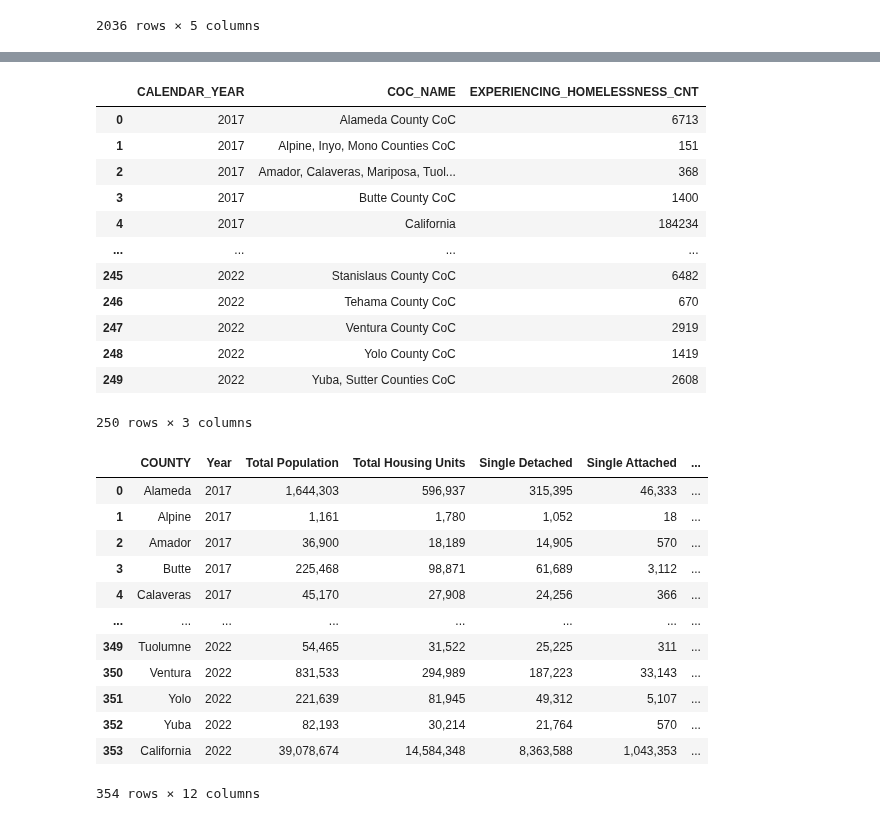
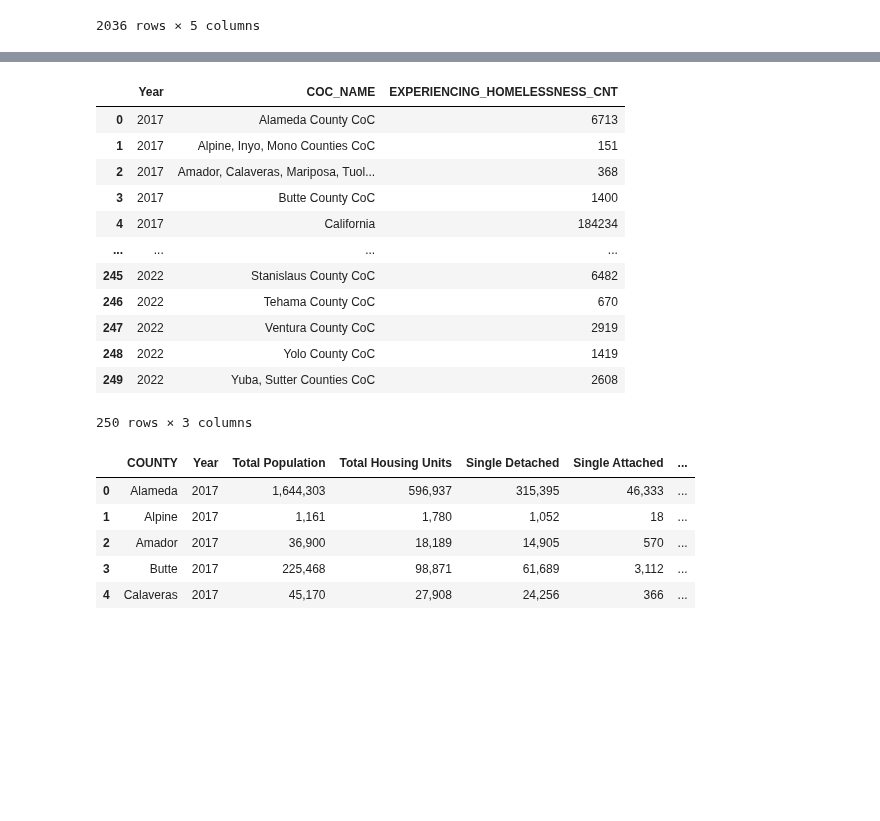
Before and after one commit to evacs/Project-1, a Jupyter notebook: matt_data_exploration.ipynb, the cells around one changed output, grey strips where cells are left out. Saved outputs shown, nothing was run; the diff lists cells and outputs as text; code cells hidden in the pictures; blank space fills up the shorter version.

```diff
--- a/matt_data_exploration.ipynb
+++ b/matt_data_exploration.ipynb
@@ -151,37 +165,30 @@ total_homeless_count
-# %%
-# Use Groupby again to group new Los Angeles County CoC rows
-total_homeless_count = total_homeless_count.groupby(['CALENDAR_YEAR','COC_NAME'])['EXPERIENCING_HOMELESSNESS_CNT'].sum().reset_index()
-total_homeless_count
-# %% [output]
-|  | CALENDAR_YEAR | COC_NAME | EXPERIENCING_HOMELESSNESS_CNT |
-| 0 | 2017 | Alameda County CoC | 6713 |
-| 1 | 2017 | Alpine, Inyo, Mono Counties CoC | 151 |
-| 2 | 2017 | Amador, Calaveras, Mariposa, Tuol... | 368 |
-| 3 | 2017 | Butte County CoC | 1400 |
-| 4 | 2017 | California | 184234 |
-| ... | ... | ... | ... |
-| 245 | 2022 | Stanislaus County CoC | 6482 |
-| 246 | 2022 | Tehama County CoC | 670 |
-| 247 | 2022 | Ventura County CoC | 2919 |
-| 248 | 2022 | Yolo County CoC | 1419 |
-| 249 | 2022 | Yuba, Sutter Counties CoC | 2608 |
-250 rows × 3 columns
+# %%
+# Rename CALENDAR_YEAR column
+total_homeless_count = total_homeless_count.rename(columns = {'CALENDAR_YEAR': 'Year'})
+total_homeless_count
+# %% [output]
+|  | Year | COC_NAME | EXPERIENCING_HOMELESSNESS_CNT |
+| 0 | 2017 | Alameda County CoC | 6713 |
+| 1 | 2017 | Alpine, Inyo, Mono Counties CoC | 151 |
+| 2 | 2017 | Amador, Calaveras, Mariposa, Tuol... | 368 |
+| 3 | 2017 | Butte County CoC | 1400 |
+| 4 | 2017 | California | 184234 |
+| ... | ... | ... | ... |
+| 245 | 2022 | Stanislaus County CoC | 6482 |
+| 246 | 2022 | Tehama County CoC | 670 |
+| 247 | 2022 | Ventura County CoC | 2919 |
+| 248 | 2022 | Yolo County CoC | 1419 |
+| 249 | 2022 | Yuba, Sutter Counties CoC | 2608 |
+250 rows × 3 columns
 # %%
 # Import california population csv file and create DataFrame
 population_data = Path('resources/california_population.csv')
 population_df = pd.read_csv(population_data)
-population_df
+population_df.head()
 # %% [output]
 |  | COUNTY | Year | Total Population | Total Housing Units | Single Detached | Single Attached | ... |
 | 0 | Alameda | 2017 | 1,644,303 | 596,937 | 315,395 | 46,333 | ... |
 | 1 | Alpine | 2017 | 1,161 | 1,780 | 1,052 | 18 | ... |
 | 2 | Amador | 2017 | 36,900 | 18,189 | 14,905 | 570 | ... |
 | 3 | Butte | 2017 | 225,468 | 98,871 | 61,689 | 3,112 | ... |
 | 4 | Calaveras | 2017 | 45,170 | 27,908 | 24,256 | 366 | ... |
-| ... | ... | ... | ... | ... | ... | ... | ... |
-| 349 | Tuolumne | 2022 | 54,465 | 31,522 | 25,225 | 311 | ... |
-| 350 | Ventura | 2022 | 831,533 | 294,989 | 187,223 | 33,143 | ... |
-| 351 | Yolo | 2022 | 221,639 | 81,945 | 49,312 | 5,107 | ... |
-| 352 | Yuba | 2022 | 82,193 | 30,214 | 21,764 | 570 | ... |
-| 353 | California | 2022 | 39,078,674 | 14,584,348 | 8,363,588 | 1,043,353 | ... |
-354 rows × 12 columns
```
Also changed, not shown: parts of 15 cells of this notebook.
